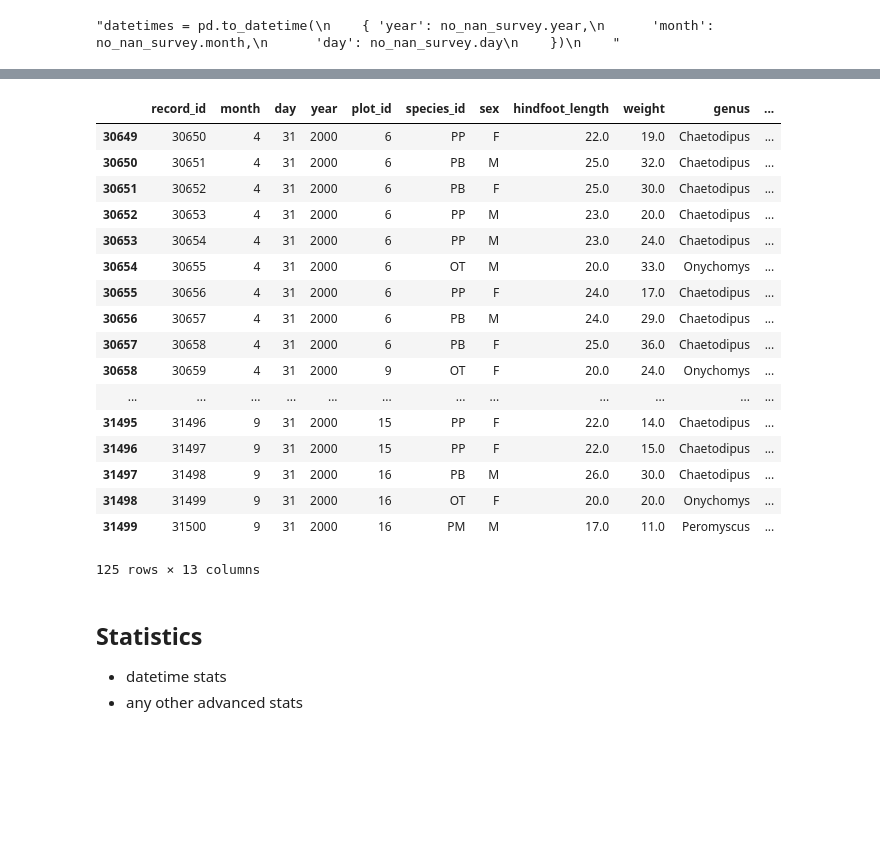
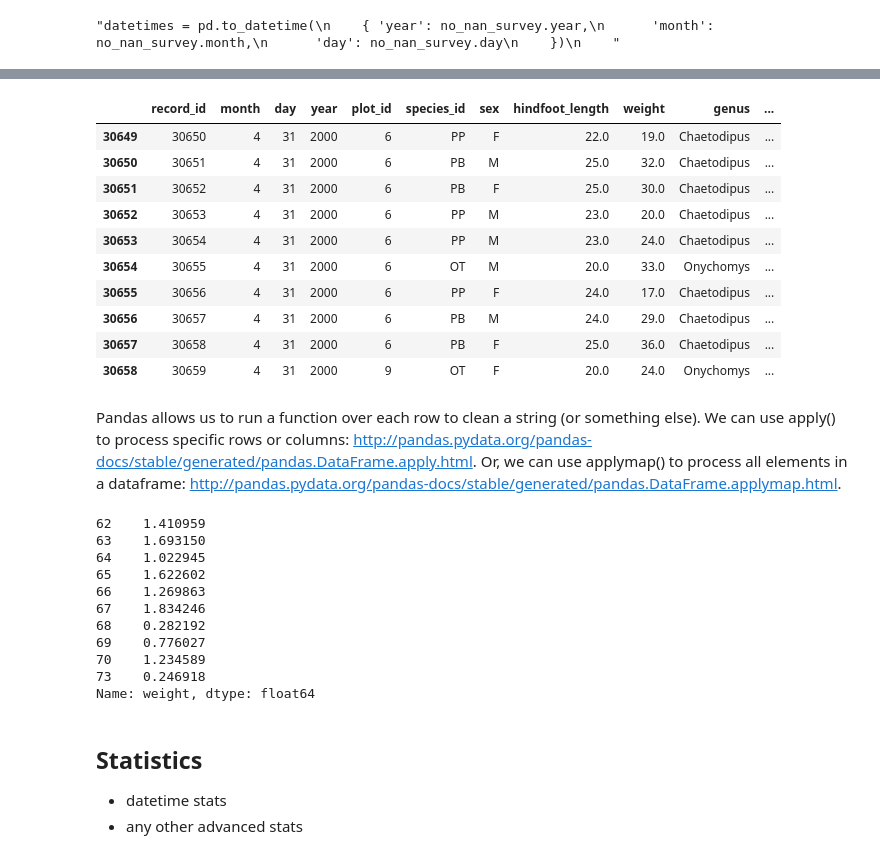
Before and after one commit to NCSU-Libraries/pandas-code4lib-2017, a Jupyter notebook: notebooks/workshop_2.ipynb, the cells around one changed output, grey strips where cells are left out. Saved outputs shown, nothing was run; the diff lists cells and outputs as text; code cells hidden in the pictures; blank space fills up the shorter version.

```diff
--- a/notebooks/workshop_2.ipynb
+++ b/notebooks/workshop_2.ipynb
@@ -263,25 +230,39 @@ dates_survey
 # %%
 # see which dates were incorrect
-dates_survey[(pd.isnull(dates_survey['date']))]
+dates_survey[(pd.isnull(dates_survey['date']))].head(10)
 # %% [output]
 |  | record_id | month | day | year | plot_id | species_id | sex | hindfoot_length | weight | genus | ... |
 | 30649 | 30650 | 4 | 31 | 2000 | 6 | PP | F | 22.0 | 19.0 | Chaetodipus | ... |
 | 30650 | 30651 | 4 | 31 | 2000 | 6 | PB | M | 25.0 | 32.0 | Chaetodipus | ... |
 | 30651 | 30652 | 4 | 31 | 2000 | 6 | PB | F | 25.0 | 30.0 | Chaetodipus | ... |
 | 30652 | 30653 | 4 | 31 | 2000 | 6 | PP | M | 23.0 | 20.0 | Chaetodipus | ... |
 | 30653 | 30654 | 4 | 31 | 2000 | 6 | PP | M | 23.0 | 24.0 | Chaetodipus | ... |
 | 30654 | 30655 | 4 | 31 | 2000 | 6 | OT | M | 20.0 | 33.0 | Onychomys | ... |
 | 30655 | 30656 | 4 | 31 | 2000 | 6 | PP | F | 24.0 | 17.0 | Chaetodipus | ... |
 | 30656 | 30657 | 4 | 31 | 2000 | 6 | PB | M | 24.0 | 29.0 | Chaetodipus | ... |
 | 30657 | 30658 | 4 | 31 | 2000 | 6 | PB | F | 25.0 | 36.0 | Chaetodipus | ... |
 | 30658 | 30659 | 4 | 31 | 2000 | 9 | OT | F | 20.0 | 24.0 | Onychomys | ... |
-| ... | ... | ... | ... | ... | ... | ... | ... | ... | ... | ... | ... |
-| 31495 | 31496 | 9 | 31 | 2000 | 15 | PP | F | 22.0 | 14.0 | Chaetodipus | ... |
-| 31496 | 31497 | 9 | 31 | 2000 | 15 | PP | F | 22.0 | 15.0 | Chaetodipus | ... |
-| 31497 | 31498 | 9 | 31 | 2000 | 16 | PB | M | 26.0 | 30.0 | Chaetodipus | ... |
-| 31498 | 31499 | 9 | 31 | 2000 | 16 | OT | F | 20.0 | 20.0 | Onychomys | ... |
-| 31499 | 31500 | 9 | 31 | 2000 | 16 | PM | M | 17.0 | 11.0 | Peromyscus | ... |
-125 rows × 13 columns
+# %% [markdown]
+Pandas allows us to run a function over each row to clean a string (or something else). We can use apply() to process specific rows or columns: http://pandas.pydata.org/pandas-docs/stable/generated/pandas.DataFrame.apply.html. Or, we can use applymap() to process all elements in a dataframe: http://pandas.pydata.org/pandas-docs/stable/generated/pandas.DataFrame.applymap.html.
+# %%
+#For example, you can process every value in a column through a function:
+
+def convert_grams_to_oz(w):
+    return w / 28.34952
+
+no_nan_survey['weight'].apply(convert_grams_to_oz).head(10)
+# %% [output]
+62    1.410959
+63    1.693150
+64    1.022945
+65    1.622602
+66    1.269863
+67    1.834246
+68    0.282192
+69    0.776027
+70    1.234589
+73    0.246918
+Name: weight, dtype: float64
 # %% [markdown]
 ## Statistics
 
```
Also changed, not shown: parts of 5 cells of this notebook, 1 other file.
